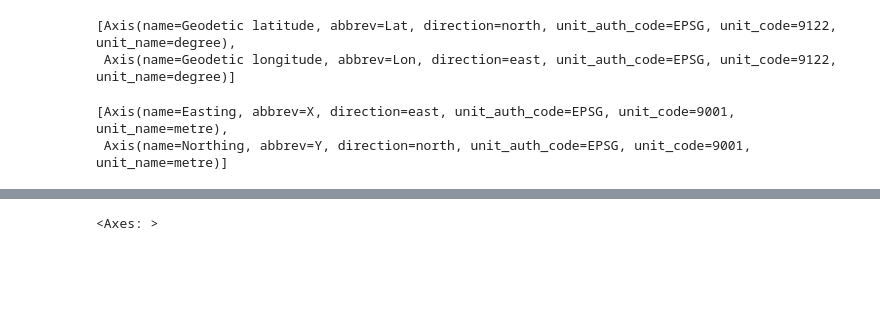
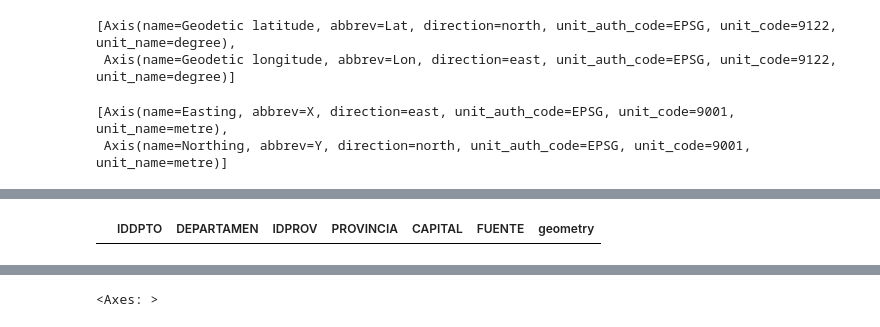
Before and after one commit to Proyecto-Magallanes/Dashboard, a Jupyter notebook: Codigo_mapas.ipynb, the cells around one changed output, grey strips where cells are left out. Cells and saved outputs as stored; diff of their text form; code cells hidden in the pictures; blank space fills up the shorter version.

Commit message:
prov

```diff
--- a/Codigo_mapas.ipynb
+++ b/Codigo_mapas.ipynb
@@ -78,0 +52,4 @@ prov.to_crs(3587).centroid.plot(color='red',ax=base3587)
+# %%
+prov
+# %% [output]
+|  | IDDPTO | DEPARTAMEN | IDPROV | PROVINCIA | CAPITAL | FUENTE | geometry |
```
Also changed, not shown: parts of 15 cells of this notebook, 1 other file.
